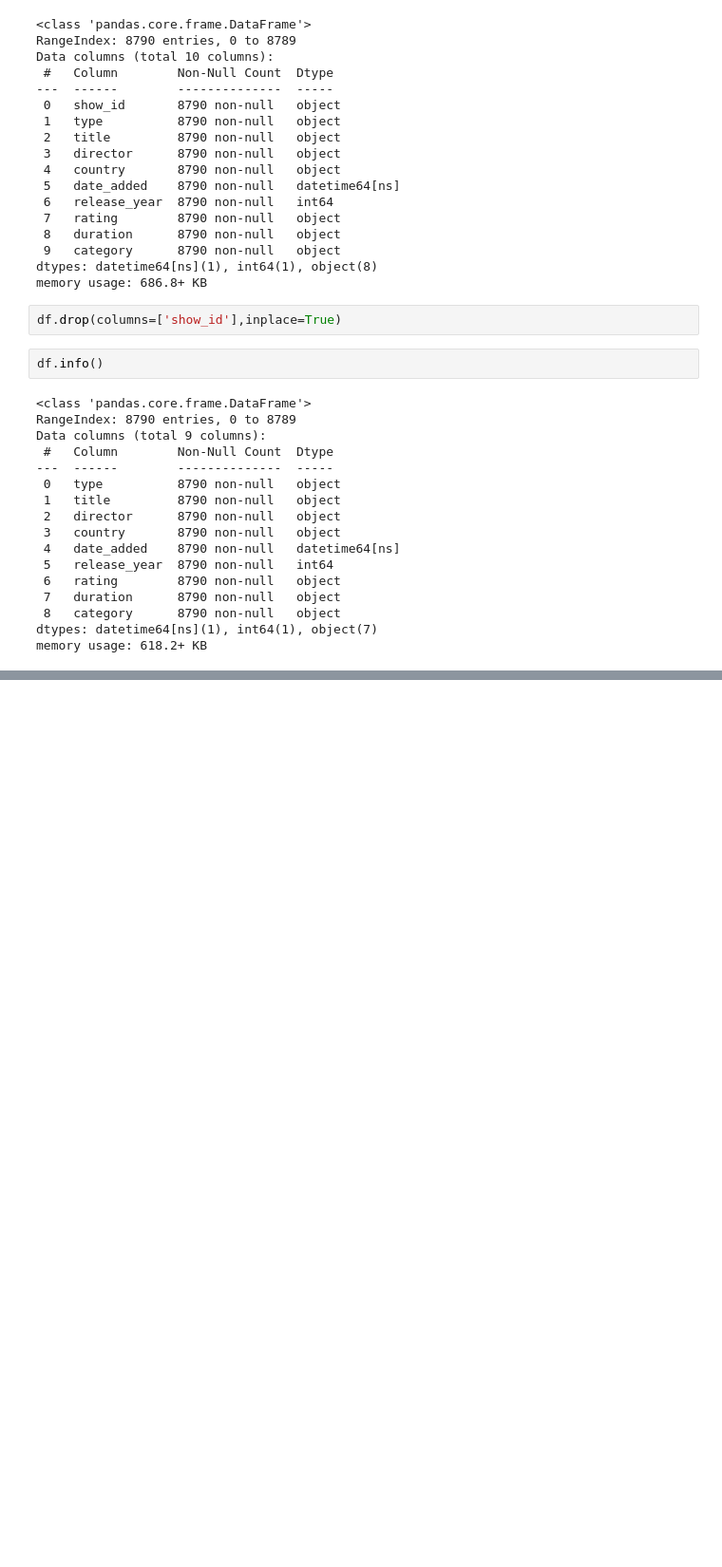
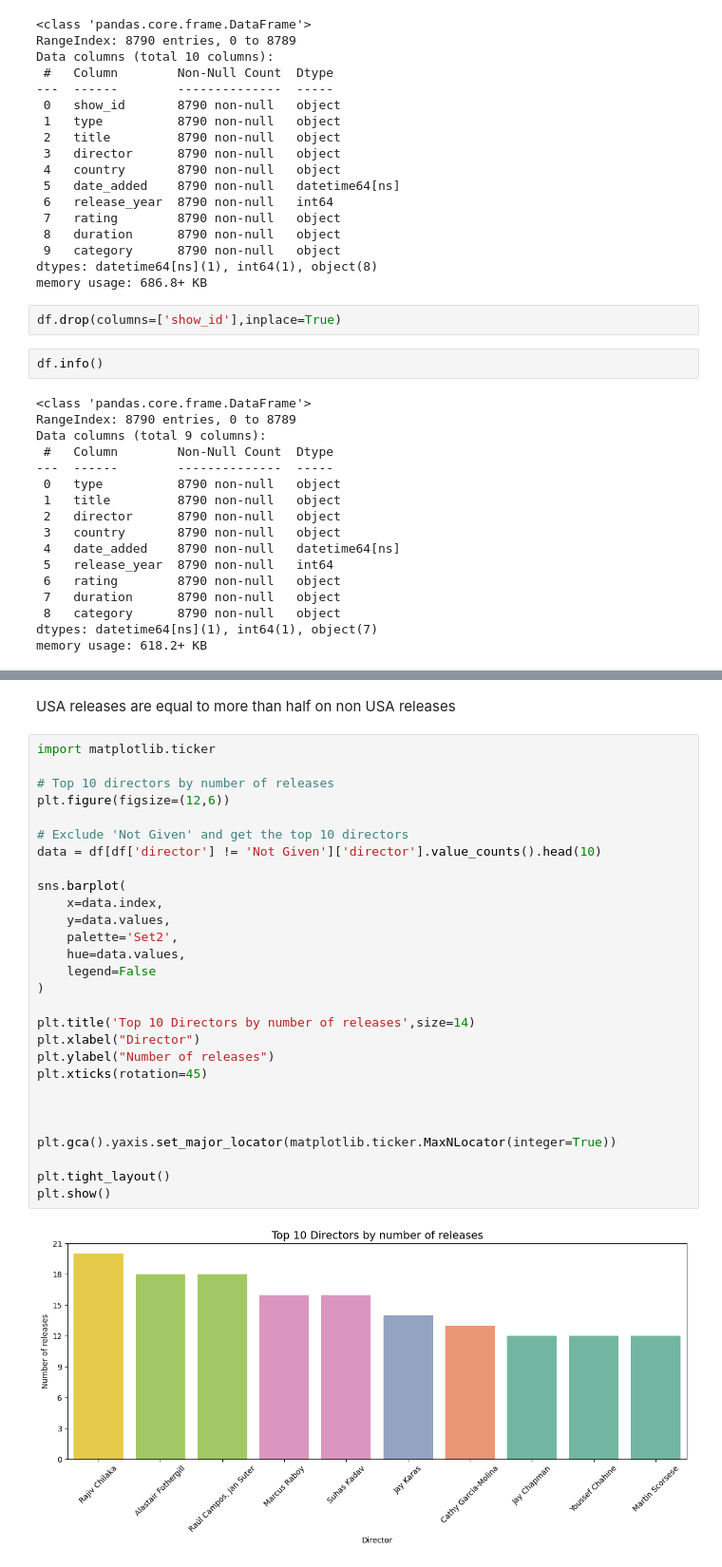
Before and after one commit to G-Bielokozowicz/Netflix-Data-Analysis, a Jupyter notebook: main.ipynb, the cells around one changed output, grey strips where cells are left out. Shown at 95% size. Drawn from its saved outputs; the diff is of its cells as text; blank space fills up the shorter version.

```diff
--- a/main.ipynb
+++ b/main.ipynb
@@ -103,0 +207,32 @@ memory usage: 618.2+ KB
+# %% [markdown]
+USA releases are equal to more than half on non USA releases
+# %%
+import matplotlib.ticker
+
+# Top 10 directors by number of releases
+plt.figure(figsize=(12,6))
+
+# Exclude 'Not Given' and get the top 10 directors
+data = df[df['director'] != 'Not Given']['director'].value_counts().head(10)
+
+sns.barplot(
+    x=data.index,
+    y=data.values,
+    palette='Set2',
+    hue=data.values,
+    legend=False
+)
+
+plt.title('Top 10 Directors by number of releases',size=14)
+plt.xlabel("Director")
+plt.ylabel("Number of releases")
+plt.xticks(rotation=45)
+
+
+
+plt.gca().yaxis.set_major_locator(matplotlib.ticker.MaxNLocator(integer=True))
+
+plt.tight_layout()
+plt.show()
+# %% [output]
+[figure, added]
```
Also changed, not shown: parts of 10 cells of this notebook.
